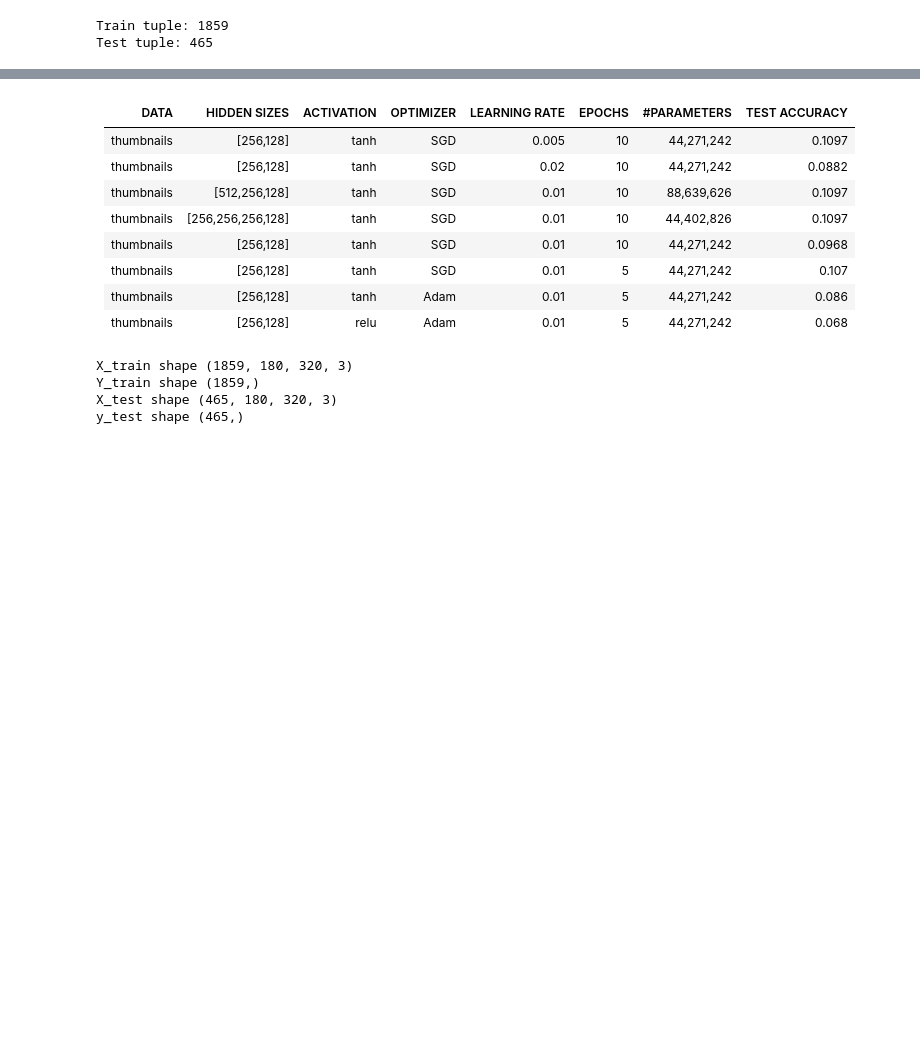
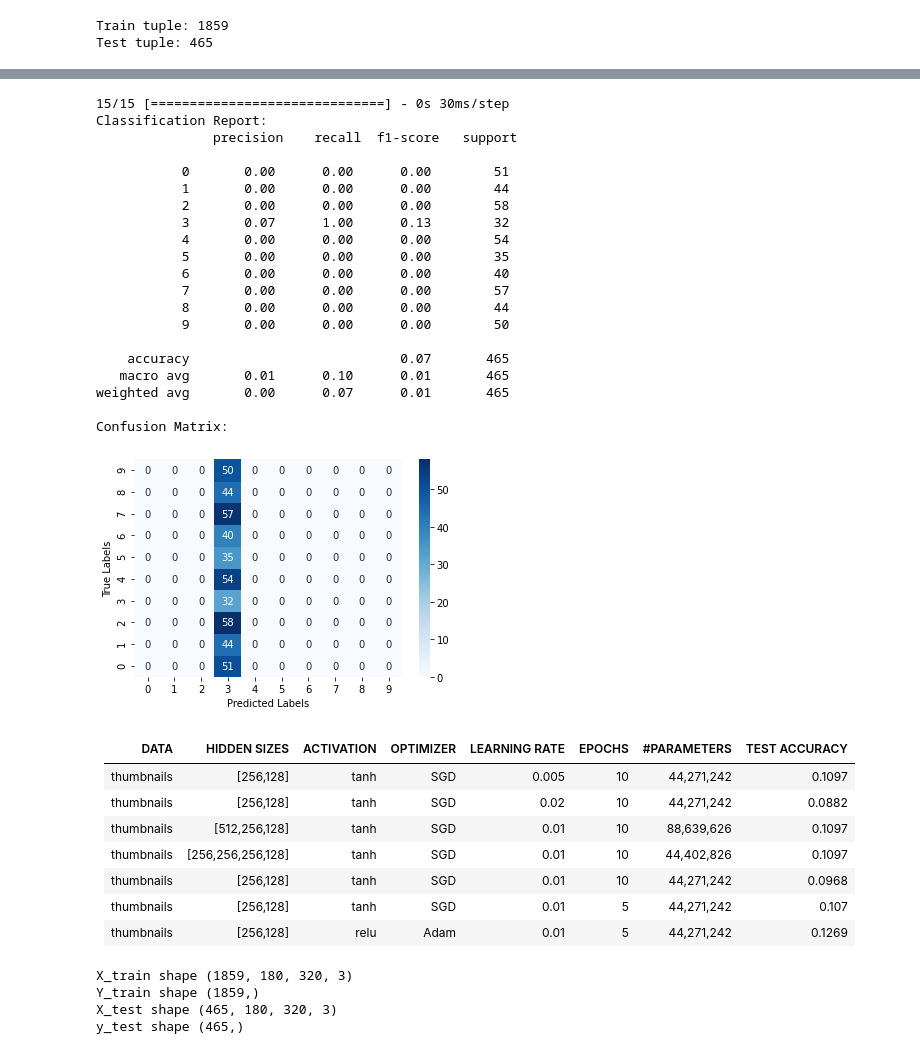
Before and after one commit to maxencefrenette/youtube-views-predictor, a Jupyter notebook: src/models/models-cnn-thumbnails.ipynb, the cells around one changed output, grey strips where cells are left out. Drawn from its saved outputs; the diff is of its cells as text; code cells hidden in the pictures; blank space fills up the shorter version.

```diff
--- a/src/models/models-cnn-thumbnails.ipynb
+++ b/src/models/models-cnn-thumbnails.ipynb
@@ -213,3 +252,41 @@ Test Accuracy: 0.1269
+# %%
+predict_x=model.predict(X_test)
+classes_x=np.argmax(predict_x,axis=1)
+
+
+cm = confusion_matrix(Y_test_cat, classes_x)
+cr = classification_report(Y_test_cat, classes_x)
+
+print("Classification Report:\n", cr)
+
+print("Confusion Matrix:\n")
+ax = sns.heatmap(cm, annot=True, cmap='Blues', fmt='g')
+ax.invert_yaxis()
+plt.xlabel('Predicted Labels')
+plt.ylabel('True Labels')
+plt.show()
+# %% [output]
+15/15 [==============================] - 0s 30ms/step
+Classification Report:
+               precision    recall  f1-score   support
+
+           0       0.00      0.00      0.00        51
+           1       0.00      0.00      0.00        44
+           2       0.00      0.00      0.00        58
+           3       0.07      1.00      0.13        32
+           4       0.00      0.00      0.00        54
+           5       0.00      0.00      0.00        35
+           6       0.00      0.00      0.00        40
+           7       0.00      0.00      0.00        57
+           8       0.00      0.00      0.00        44
+           9       0.00      0.00      0.00        50
+
+    accuracy                           0.07       465
+   macro avg       0.01      0.10      0.01       465
+weighted avg       0.00      0.07      0.01       465
+
+Confusion Matrix:
+[figure, added]
 # %% [markdown]
 
 DATA | HIDDEN SIZES | ACTIVATION | OPTIMIZER | LEARNING RATE | EPOCHS | #PARAMETERS | TEST ACCURACY
@@ -220,8 +297,7 @@ thumbnails|[512,256,128]|tanh|SGD|0.01|10|88,639,626| 0.1097
 thumbnails|[256,256,256,128]|tanh|SGD|0.01|10|44,402,826| 0.1097
 thumbnails|[256,128]|tanh|SGD|0.01|10| 44,271,242| 0.0968
 thumbnails|[256,128]|tanh|SGD|0.01|5|44,271,242|0.107
-thumbnails|[256,128]|tanh|Adam|0.01|5|44,271,242| 0.086
-thumbnails|[256,128]|relu|Adam|0.01|5|44,271,242| 0.068
+thumbnails|[256,128]|relu|Adam|0.01|5|44,271,242| 0.1269
 # %%
 IMAGE_SIZE = (320, 180)
 CONTRAST_FACTOR = 3
```
Also changed, not shown: parts of 15 cells of this notebook, 1 other file.
